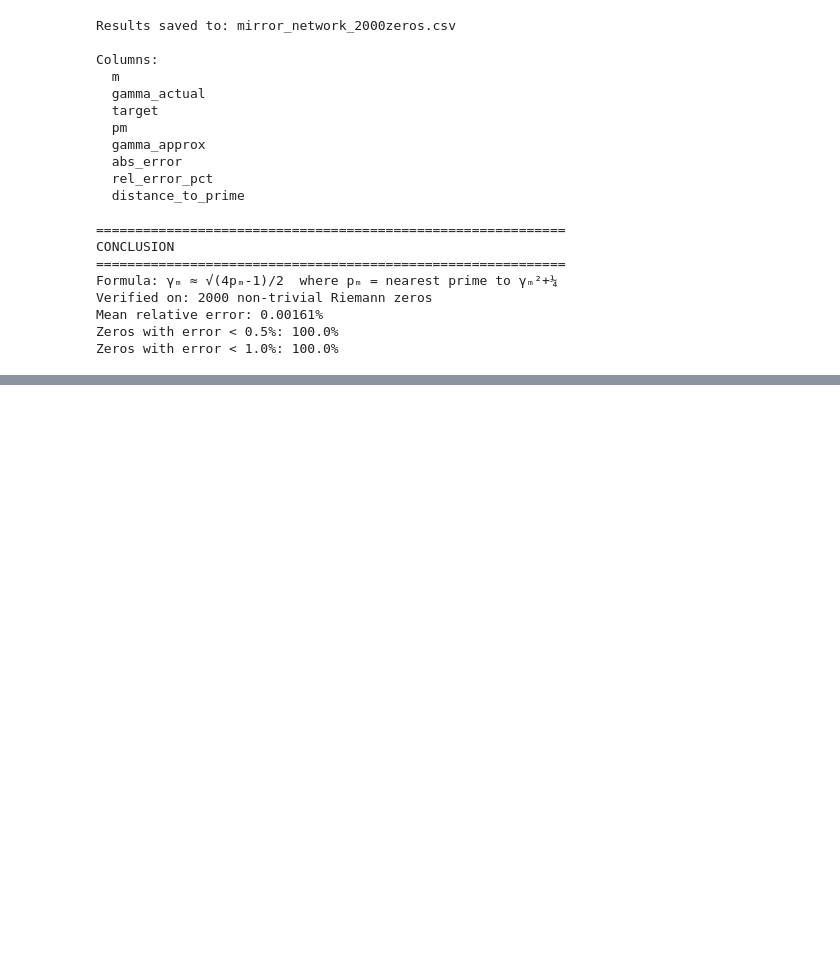
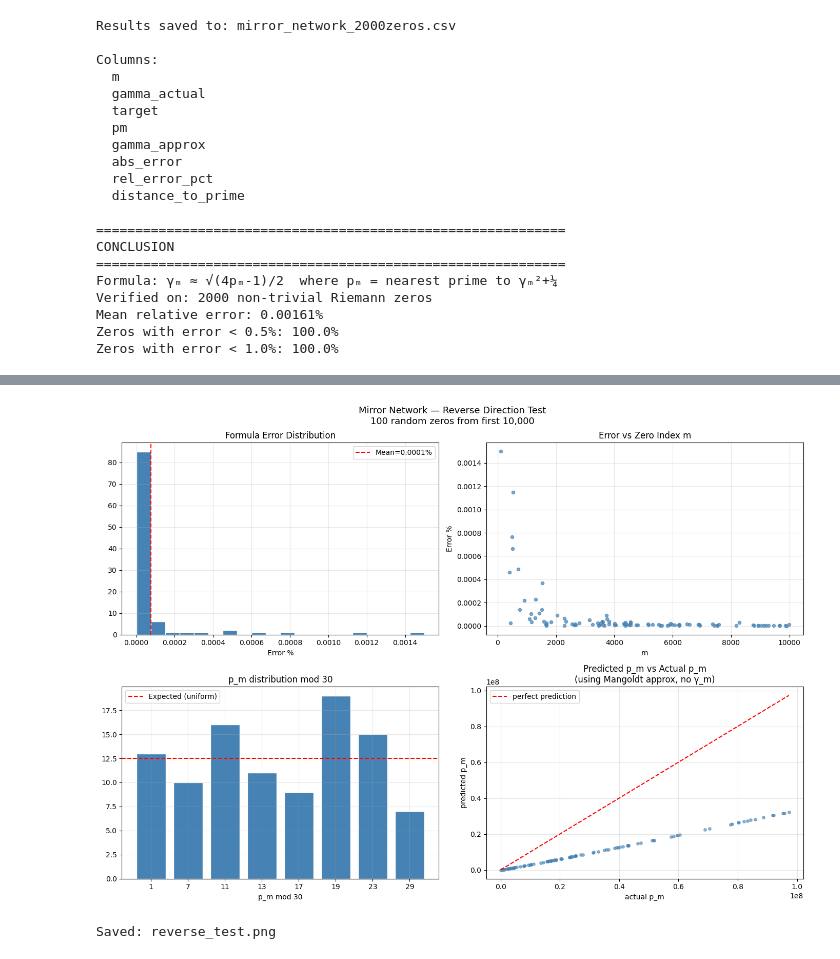
Before and after one commit to hamidchaouchi/ibm-127-qubit, a Jupyter notebook: the-mirror-network.ipynb, the cells around one changed output, grey strips where cells are left out. Cells and saved outputs as stored; diff of their text form; code cells hidden in the pictures; blank space fills up the shorter version.

Commit message:
Kaggle Notebook | The Mirror Network | Version 2

```diff
--- a/the-mirror-network.ipynb
+++ b/the-mirror-network.ipynb
@@ -511,0 +532,8 @@ Zeros with error < 1.0%: 100.0%
+# %%
+# ── Step 1: Sample 100 random indices from [1, 10000] ──────
+N_POOL = 10000
+N_SAMPLE = 100
+
+indices = sorted(random.sample(range(1, N_POOL + 1), N_SAMPLE))
+print(f'Sampled indices: {indices[:10]} ... {indices[-5:]}')
+print(f'Total: {len(indices)} zeros to test')
@@ -511,0 +804,44 @@ Zeros with error < 1.0%: 100.0%
+# %%
+# ── Step 7: Plots ───────────────────────────────────────────
+fig, axes = plt.subplots(2, 2, figsize=(14, 10))
+fig.suptitle('Mirror Network — Reverse Direction Test\n100 random zeros from first 10,000', fontsize=13)
+
+# 1. Error distribution
+ax = axes[0,0]
+ax.hist(df.rel_err_pct, bins=20, color='steelblue', edgecolor='white')
+ax.axvline(df.rel_err_pct.mean(), color='red', ls='--', label=f'Mean={df.rel_err_pct.mean():.4f}%')
+ax.set_title('Formula Error Distribution'); ax.set_xlabel('Error %'); ax.legend()
+ax.grid(True, alpha=0.3)
+
+# 2. Error vs m
+ax = axes[0,1]
+ax.scatter(df.m, df.rel_err_pct, s=20, alpha=0.7, color='steelblue')
+ax.set_title('Error vs Zero Index m'); ax.set_xlabel('m'); ax.set_ylabel('Error %')
+ax.grid(True, alpha=0.3)
+
+# 3. mod 30 distribution
+ax = axes[1,0]
+mod30_vals = [1,7,11,13,17,19,23,29]
+mod30_cnts = [mod30_counts.get(v,0) for v in mod30_vals]
+ax.bar([str(v) for v in mod30_vals], mod30_cnts, color='steelblue', edgecolor='white')
+ax.axhline(100/8, color='red', ls='--', label='Expected (uniform)')
+ax.set_title('p_m distribution mod 30'); ax.set_xlabel('p_m mod 30'); ax.legend()
+ax.grid(True, alpha=0.3)
+
+# 4. Predicted vs actual p_m
+ax = axes[1,1]
+ax.scatter(df.pm, [nearest_prime((2*np.pi*m/np.log(2*np.pi*m))**2+0.25) for m in df.m],
+           s=15, alpha=0.6, color='steelblue')
+mn, mx = df.pm.min(), df.pm.max()
+ax.plot([mn,mx],[mn,mx],'r--',lw=1.5,label='perfect prediction')
+ax.set_title('Predicted p_m vs Actual p_m\n(using Mangoldt approx, no γ_m)')
+ax.set_xlabel('actual p_m'); ax.set_ylabel('predicted p_m'); ax.legend()
+ax.grid(True, alpha=0.3)
+
+plt.tight_layout()
+plt.savefig('reverse_test.png', dpi=150, bbox_inches='tight')
+plt.show()
+print('Saved: reverse_test.png')
+# %% [output]
+[figure, added]
+Saved: reverse_test.png
```
Also changed, not shown: parts of 9 cells of this notebook.
